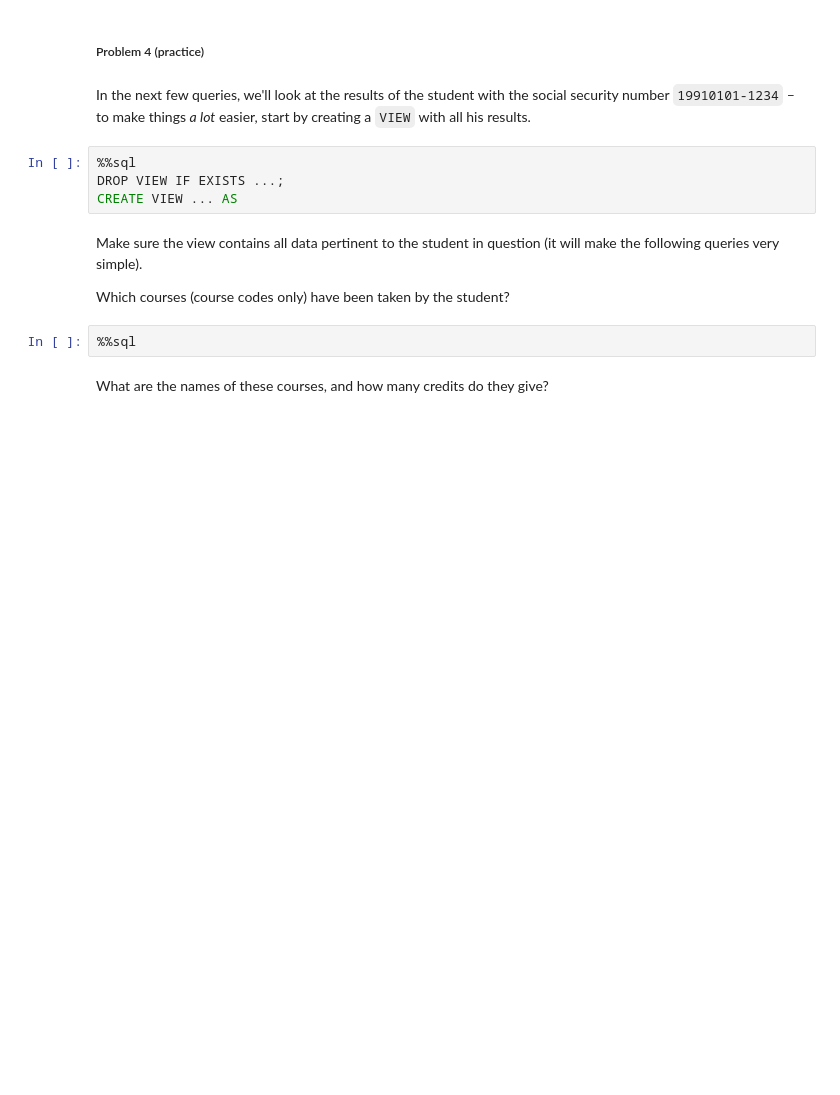
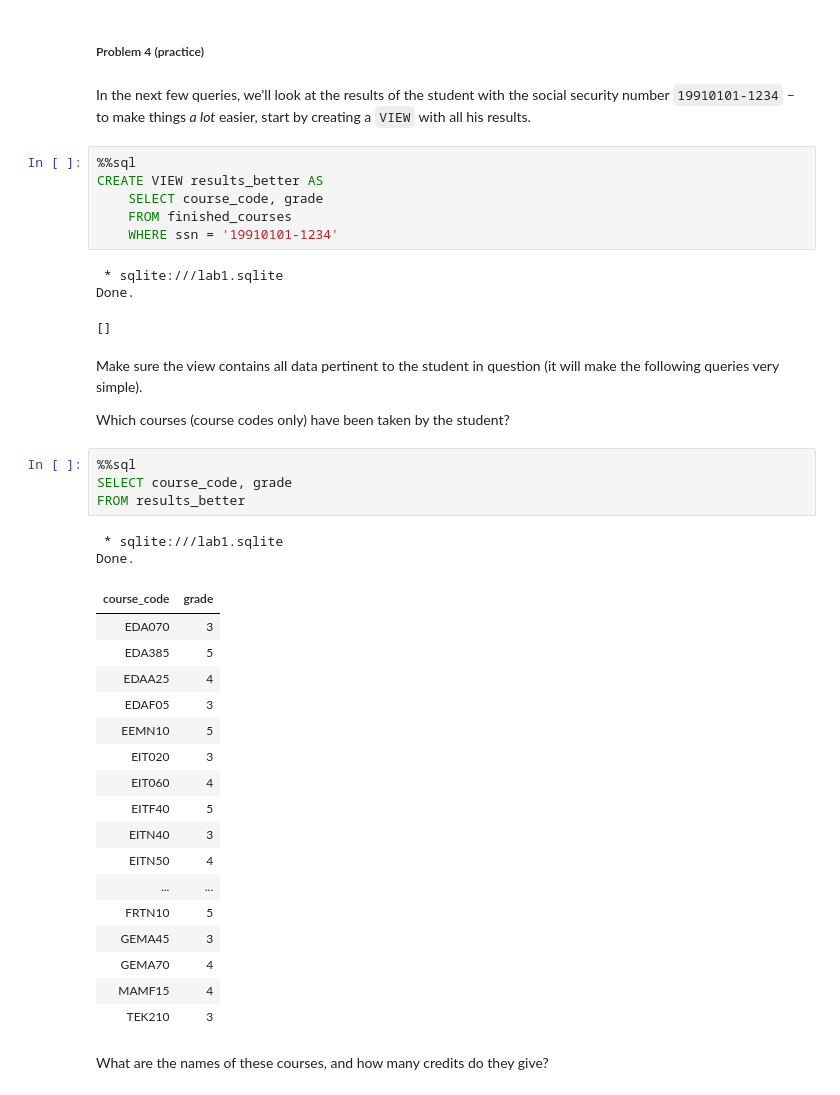
Before and after one commit to HugoMautner/database, a Jupyter notebook: lab1/lab1.ipynb, the cells around one changed output. Saved outputs shown, nothing was run; the diff lists cells and outputs as text; blank space fills up the shorter version.

```diff
--- a/lab1/lab1.ipynb
+++ b/lab1/lab1.ipynb
@@ -249,14 +423,42 @@ To do this, we can use the `CASE` - `WHEN` construct (see lecture 1) &#x2013; in
 In the next few queries, we'll look at the results of the student with the social security number `19910101-1234` &#x2013; to make things *a lot* easier, start by creating a `VIEW` with all his results.
 # %%
 %%sql
-DROP VIEW IF EXISTS ...;
-CREATE VIEW ... AS
+CREATE VIEW results_better AS
+    SELECT course_code, grade
+    FROM finished_courses
+    WHERE ssn = '19910101-1234'
+# %% [output]
+ * sqlite:///lab1.sqlite
+Done.
+[]
 # %% [markdown]
 Make sure the view contains all data pertinent to the student in question (it will make the following queries very simple).
 
 Which courses (course codes only) have been taken by the student?
 # %%
 %%sql
+SELECT course_code, grade
+FROM results_better
+# %% [output]
+ * sqlite:///lab1.sqlite
+Done.
+| course_code | grade |
+| EDA070 | 3 |
+| EDA385 | 5 |
+| EDAA25 | 4 |
+| EDAF05 | 3 |
+| EEMN10 | 5 |
+| EIT020 | 3 |
+| EIT060 | 4 |
+| EITF40 | 5 |
+| EITN40 | 3 |
+| EITN50 | 4 |
+| ... | ... |
+| FRTN10 | 5 |
+| GEMA45 | 3 |
+| GEMA70 | 4 |
+| MAMF15 | 4 |
+| TEK210 | 3 |
 # %% [markdown]
 What are the names of these courses, and how many credits do they give?
 # %%
```
Also changed, not shown: parts of 21 cells of this notebook, 2 other files.
